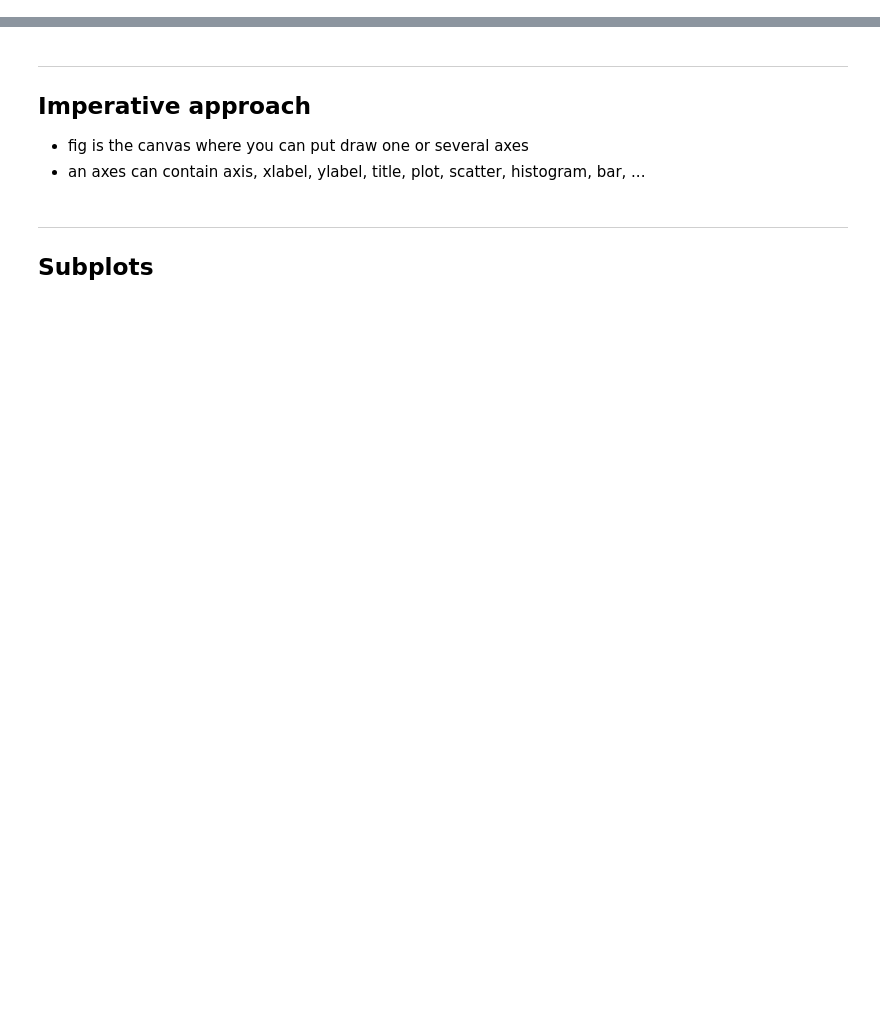
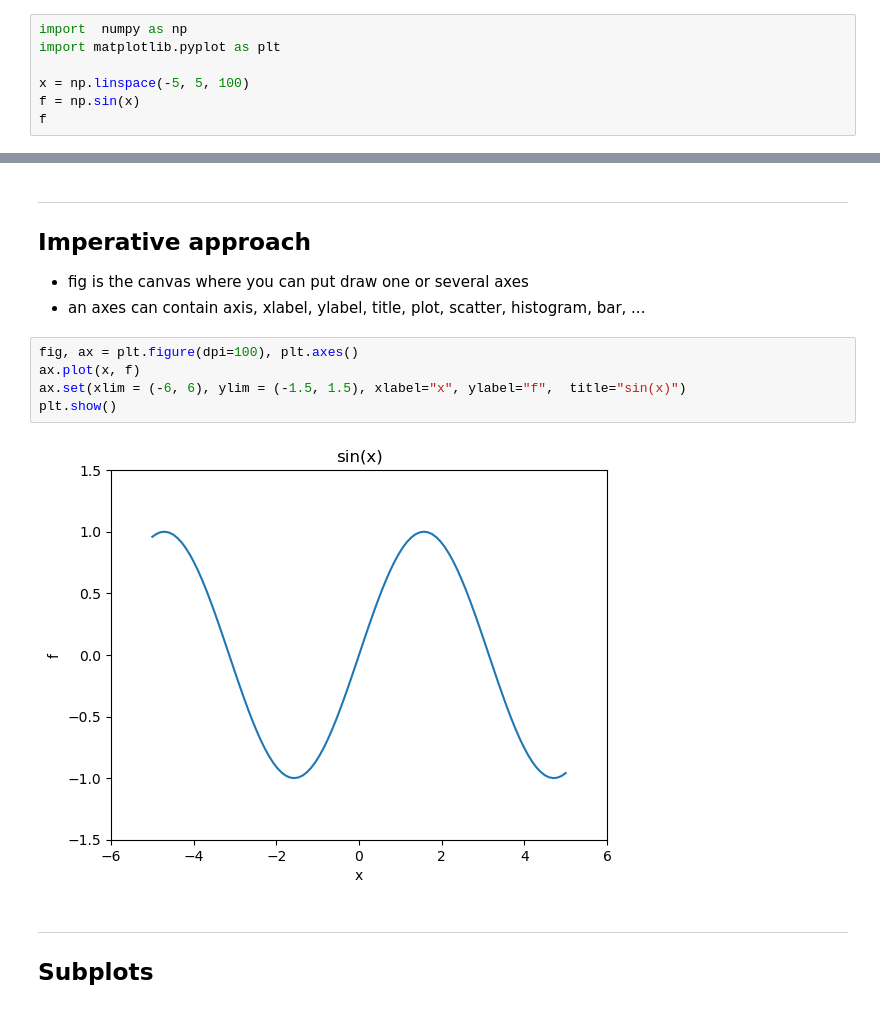
Before and after one commit to zoneme99/python-programmering-Jonatan-Cervall, a Jupyter notebook: Code-along/l9.matplotlib.ipynb, the cells around one changed output, grey strips where cells are left out. Saved outputs shown, nothing was run; the diff lists cells and outputs as text; blank space fills up the shorter version.

```diff
--- a/Code-along/l9.matplotlib.ipynb
+++ b/Code-along/l9.matplotlib.ipynb
@@ -22,5 +22,12 @@ Read more
 - [matplotlib official documentation](https://matplotlib.org/stable/gallery/index.html)
 
 ---
+# %%
+import  numpy as np
+import matplotlib.pyplot as plt
+
+x = np.linspace(-5, 5, 100)
+f = np.sin(x)
+f
 # %% [markdown]
 ---
@@ -31,6 +45,13 @@ Read more
 
 - fig is the canvas where you can put draw one or several axes
 - an axes can contain axis, xlabel, ylabel, title, plot, scatter, histogram, bar, ...
+# %%
+fig, ax = plt.figure(dpi=100), plt.axes()
+ax.plot(x, f)
+ax.set(xlim = (-6, 6), ylim = (-1.5, 1.5), xlabel="x", ylabel="f",  title="sin(x)")
+plt.show()
+# %% [output]
+[figure, added]
 # %% [markdown]
 ---
 ## Subplots
```
Also changed, not shown: parts of 4 cells of this notebook, 2 other files.
